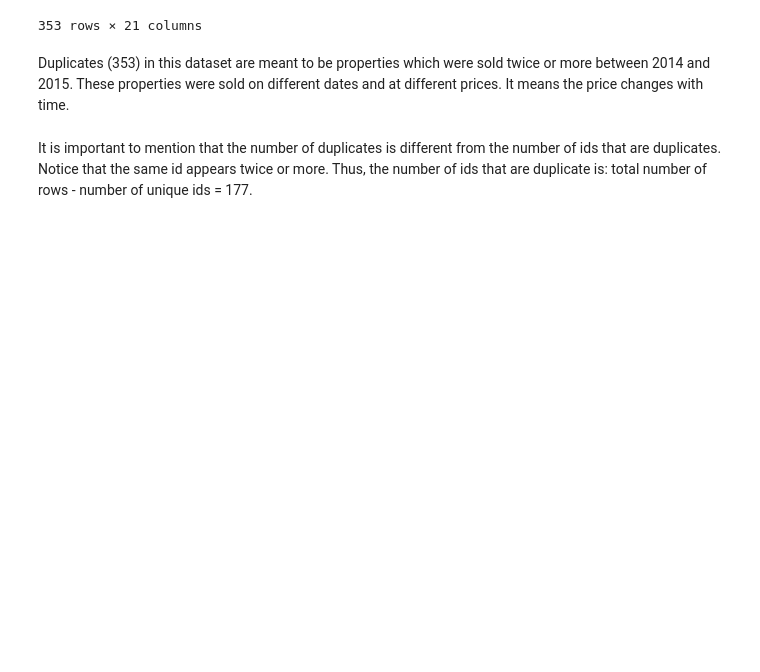
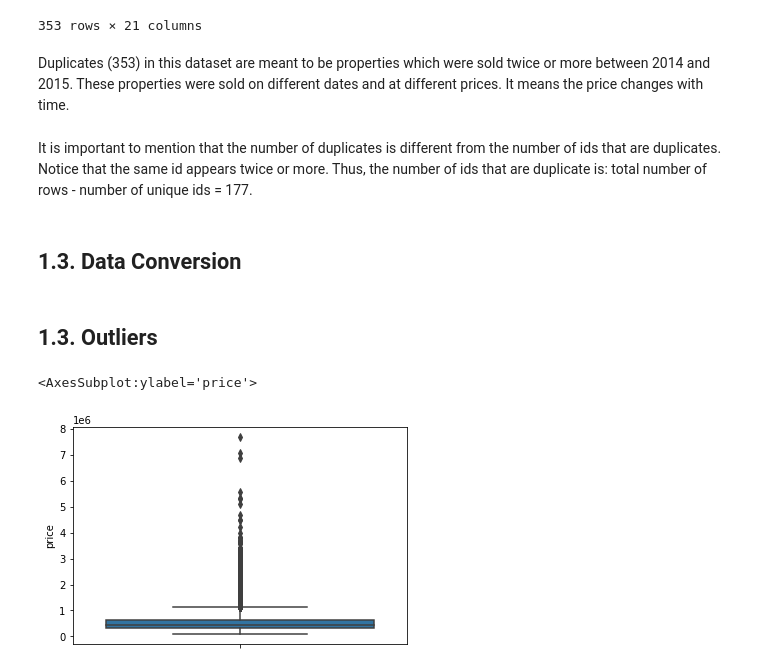
Before and after one commit to lucasquemelli/House_Rocket, a Jupyter notebook: House_Rocket_venv/house_rocket_insight.ipynb, the cells around one changed output. Drawn from its saved outputs; the diff is of its cells as text; code cells hidden in the pictures; blank space fills up the shorter version.

```diff
--- a/House_Rocket_venv/house_rocket_insight.ipynb
+++ b/House_Rocket_venv/house_rocket_insight.ipynb
@@ -151,5 +182,16 @@ data[ids.isin(ids[ids.duplicated()])].sort_values('id')
 353 rows × 21 columns
 # %% [markdown]
 Duplicates (353) in this dataset are meant to be properties which were sold twice or more between 2014 and 2015. These properties were sold on different dates and at different prices. It means the price changes with time.
-# %% [markdown]
-It is important to mention that the number of duplicates is different from the number of ids that are duplicates. Notice that the same id appears twice or more. Thus, the number of ids that are duplicate is: total number of rows - number of unique ids = 177.
+# %% [markdown]
+It is important to mention that the number of duplicates is different from the number of ids that are duplicates. Notice that the same id appears twice or more. Thus, the number of ids that are duplicate is: total number of rows - number of unique ids = 177.
+# %% [markdown]
+## 1.3. Data Conversion
+# %%
+data['date'] =  pd.to_datetime(data['date'])
+# %% [markdown]
+## 1.3. Outliers
+# %%
+sns.boxplot(y='price',data=data)
+# %% [output]
+<AxesSubplot:ylabel='price'>
+[figure, added]
```
Also changed, not shown: parts of 11 cells of this notebook.
